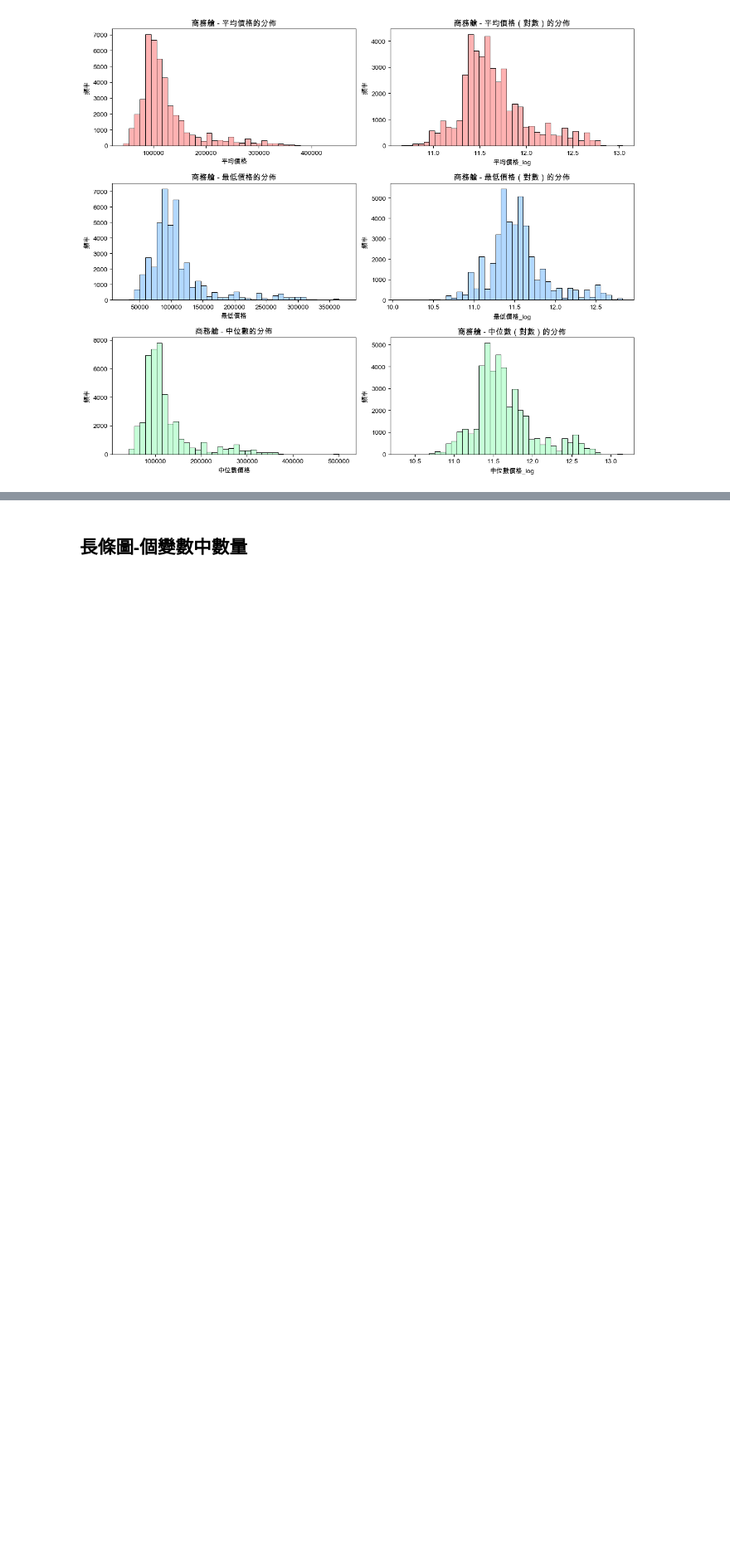
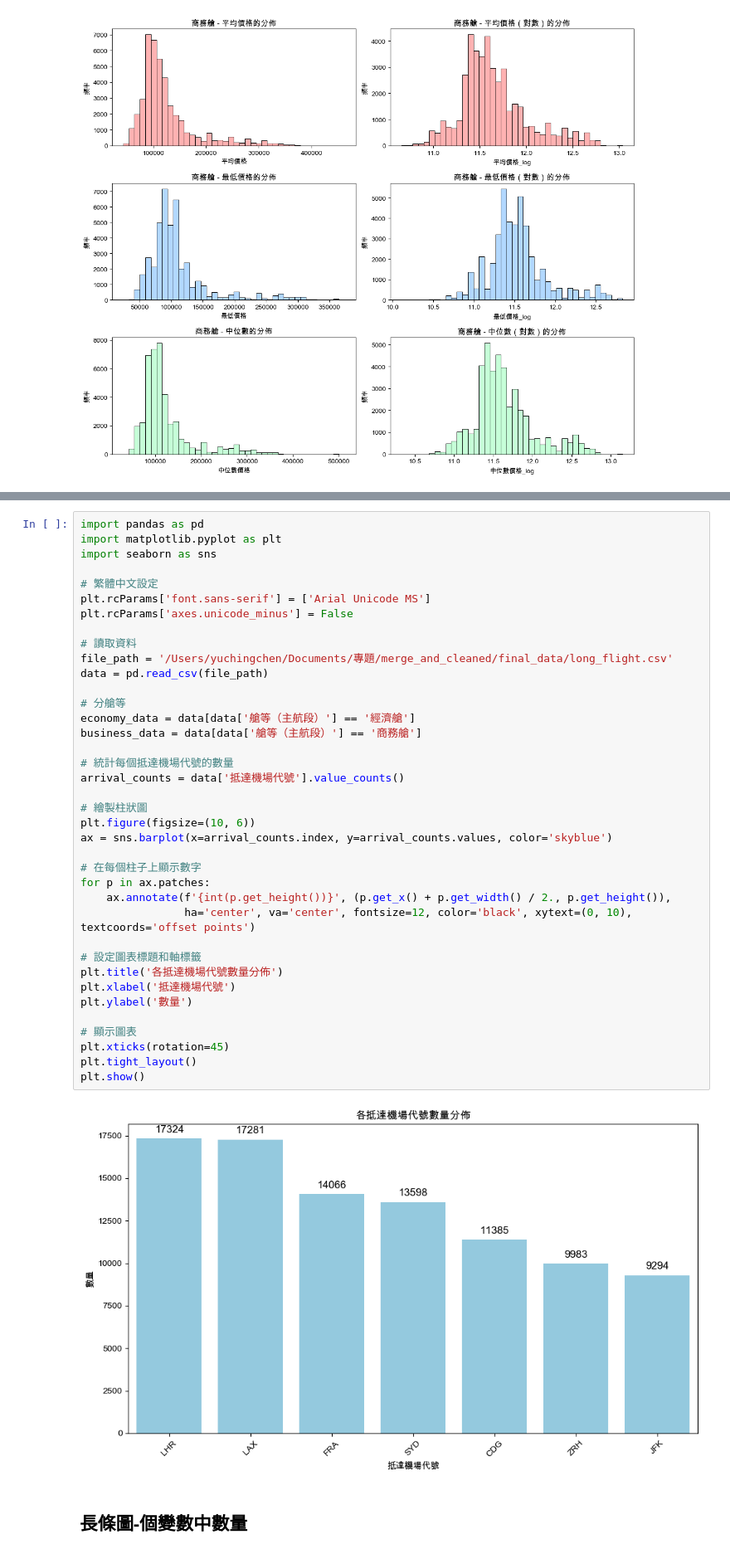
Before and after one commit to ching011500/flight_price, a Jupyter notebook: descriptive＿stat/long_flight.ipynb, the cells around one changed output, grey strips where cells are left out. Shown at 83% size. Cells and saved outputs as stored; diff of their text form; blank space fills up the shorter version.

```diff
--- a/descriptive＿stat/long_flight.ipynb
+++ b/descriptive＿stat/long_flight.ipynb
@@ -127,3 +163,43 @@ plot_histograms(business_class_data, "商務艙")
+# %%
+import pandas as pd
+import matplotlib.pyplot as plt
+import seaborn as sns
+
+# 繁體中文設定
+plt.rcParams['font.sans-serif'] = ['Arial Unicode MS']
+plt.rcParams['axes.unicode_minus'] = False
+
+# 讀取資料
+file_path = '/Users/yuchingchen/Documents/專題/merge_and_cleaned/final_data/long_flight.csv'
+data = pd.read_csv(file_path)
+
+# 分艙等
+economy_data = data[data['艙等（主航段）'] == '經濟艙']
+business_data = data[data['艙等（主航段）'] == '商務艙']
+
+# 統計每個抵達機場代號的數量
+arrival_counts = data['抵達機場代號'].value_counts()
+
+# 繪製柱狀圖
+plt.figure(figsize=(10, 6))
+ax = sns.barplot(x=arrival_counts.index, y=arrival_counts.values, color='skyblue')
+
+# 在每個柱子上顯示數字
+for p in ax.patches:
+    ax.annotate(f'{int(p.get_height())}', (p.get_x() + p.get_width() / 2., p.get_height()),
+                ha='center', va='center', fontsize=12, color='black', xytext=(0, 10), textcoords='offset points')
+
+# 設定圖表標題和軸標籤
+plt.title('各抵達機場代號數量分佈')
+plt.xlabel('抵達機場代號')
+plt.ylabel('數量')
+
+# 顯示圖表
+plt.xticks(rotation=45)
+plt.tight_layout()
+plt.show()
+# %% [output]
+[figure, added]
 # %% [markdown]
 ## 長條圖-個變數中數量
 # %%
```
Also changed, not shown: parts of 5 cells of this notebook, 1 other file.
